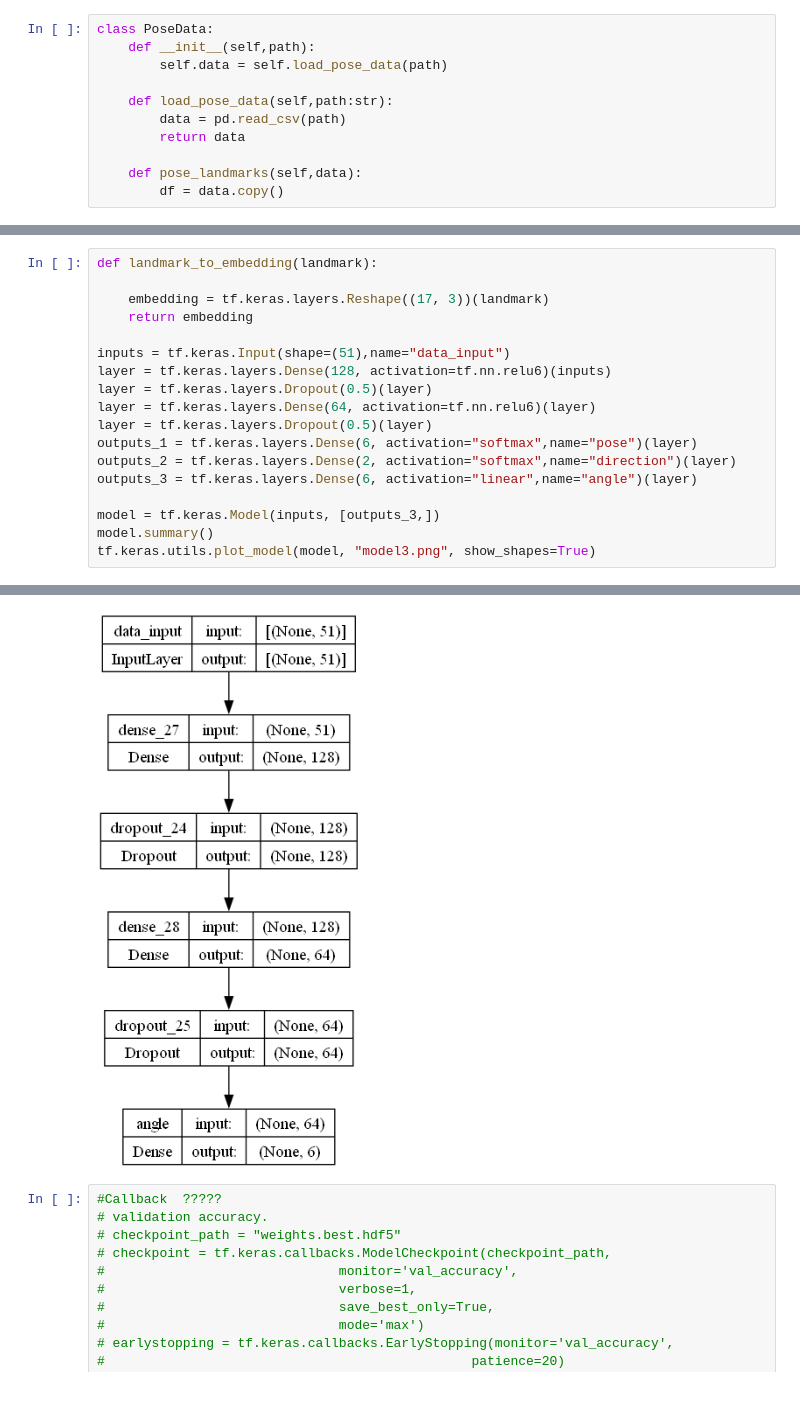
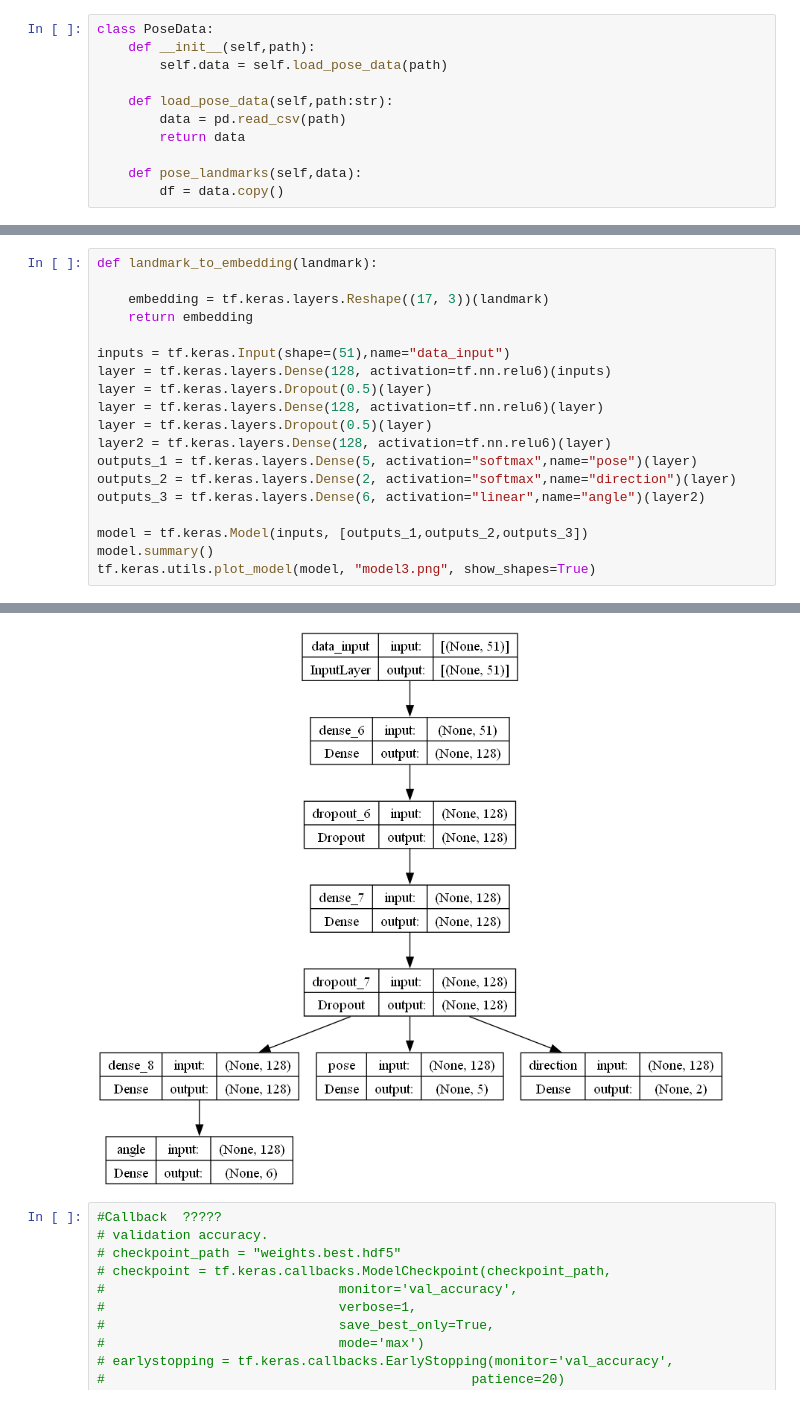
Before and after one commit to FitNest-AI/Machine-Learning, a Jupyter notebook: Model/Trainer/model_v3.ipynb, the cells around one changed output, grey strips where cells are left out. Saved outputs shown, nothing was run; the diff lists cells and outputs as text.

```diff
--- a/Model/Trainer/model_v3.ipynb
+++ b/Model/Trainer/model_v3.ipynb
@@ -380,13 +400,14 @@ def landmark_to_embedding(landmark):
 inputs = tf.keras.Input(shape=(51),name="data_input")
 layer = tf.keras.layers.Dense(128, activation=tf.nn.relu6)(inputs)
 layer = tf.keras.layers.Dropout(0.5)(layer)
-layer = tf.keras.layers.Dense(64, activation=tf.nn.relu6)(layer)
+layer = tf.keras.layers.Dense(128, activation=tf.nn.relu6)(layer)
 layer = tf.keras.layers.Dropout(0.5)(layer)
-outputs_1 = tf.keras.layers.Dense(6, activation="softmax",name="pose")(layer)
+layer2 = tf.keras.layers.Dense(128, activation=tf.nn.relu6)(layer)
+outputs_1 = tf.keras.layers.Dense(5, activation="softmax",name="pose")(layer)
 outputs_2 = tf.keras.layers.Dense(2, activation="softmax",name="direction")(layer)
-outputs_3 = tf.keras.layers.Dense(6, activation="linear",name="angle")(layer)
+outputs_3 = tf.keras.layers.Dense(6, activation="linear",name="angle")(layer2)
 
-model = tf.keras.Model(inputs, [outputs_3,])
+model = tf.keras.Model(inputs, [outputs_1,outputs_2,outputs_3])
 model.summary()
 tf.keras.utils.plot_model(model, "model3.png", show_shapes=True)
 # %% [output]
@@ -410,4 +431,4 @@ _________________________________________________________________
-[figure, old version]
+[figure, new version]
 # %%
 #Callback  ?????
 # validation accuracy.
```
Also changed, not shown: parts of 13 cells of this notebook, 3 other files.
